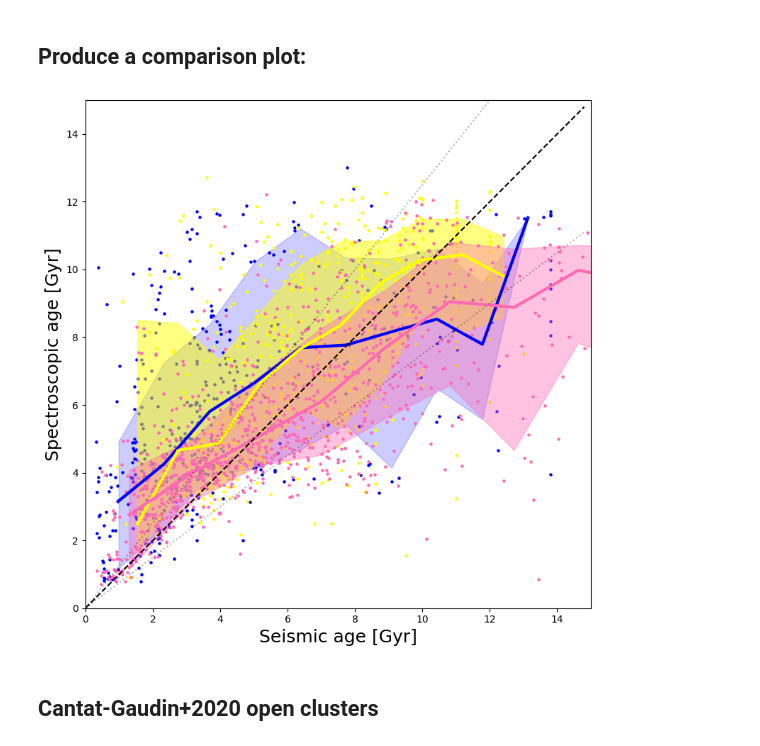
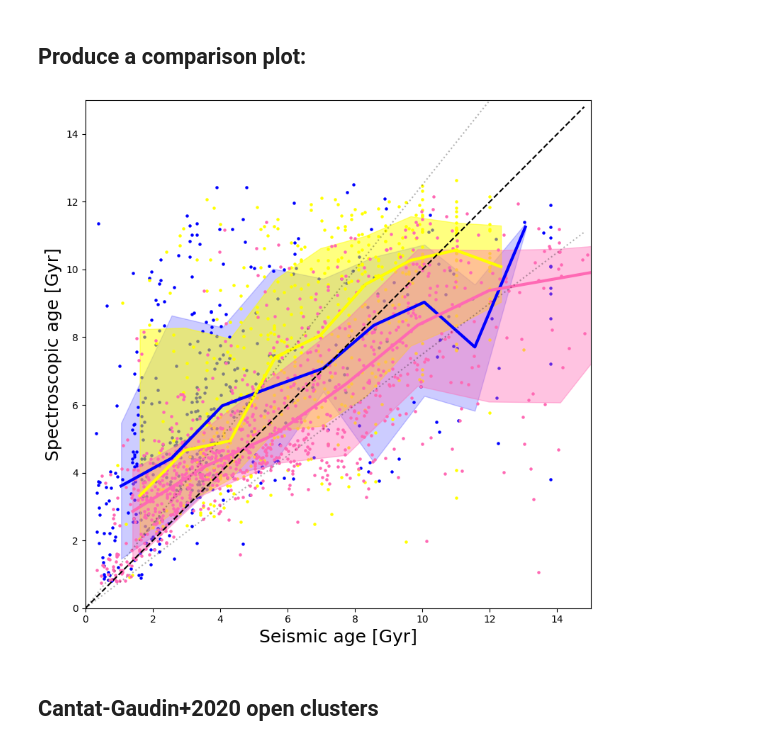
Before and after one commit to fjaellet/xgboost_chem_ages, a Jupyter notebook: py/test_age_catalogues.ipynb, the cells around one changed output. Cells and saved outputs as stored; diff of their text form; code cells hidden in the pictures.

```diff
--- a/py/test_age_catalogues.ipynb
+++ b/py/test_age_catalogues.ipynb
@@ -206,7 +243,6 @@ plt.savefig("../im/seismic_age_uncerts.png")
 ## Crossmatch each of those catalogues with our "chemical ages"
 # %%
 # Our coordinates
-our_cat = dr17_master[ chem_age & (dr17_master["RA"]>0.) ]
 
 our_coords  = SkyCoord(our_cat['RA'], our_cat['DEC'],
                        unit=(u.deg, u.deg), frame="icrs")
@@ -232,83 +268,51 @@ anders_coords = SkyCoord(anders2017['GLON'], anders2017['GLAT'],
 idx_a, sep_a, _ = anders_coords.match_to_catalog_sky(our_coords)
 # %% [markdown]
 ## Produce a comparison plot:
-# %%
-from scipy.interpolate import make_interp_spline
-
-def mdline(x,y,bins):
-    xmin = np.min(x)
-    xmax = np.max(x)
-    r = (xmax-xmin)/bins
-    liney50=np.zeros(bins)
-    liney84=np.zeros(bins)
-    liney16=np.zeros(bins)
-    linex=np.zeros(bins)
-    for i in range(0,bins):
-        if (len(y[(x>(xmin+r*i))&(x<(xmin+r*i+r))])> 0.0):
-            liney50[i] = np.percentile((y[(x>(xmin+r*i))&(x<(xmin+r*i+r))]),50)
-            liney84[i] = np.percentile((y[(x>(xmin+r*i))&(x<(xmin+r*i+r))]),84)
-            liney16[i] = np.percentile((y[(x>(xmin+r*i))&(x<(xmin+r*i+r))]),16)
-            linex[i]= xmin+r*i+ 0.5*r
-        else:
-            liney50[i] = np.nan
-            liney84[i] = np.nan
-            liney16[i] = np.nan
-            linex[i]= np.nan
-    linex,liney50,liney84,liney16 = linex[~np.isnan(linex)],liney50[~np.isnan(liney50)],liney84[~np.isnan(linex)],liney16[~np.isnan(linex)]
-    return linex,liney50,liney84,liney16
-
-def overplot_trend(X, Y, alpha=0.2, color="k", bins=10):
-    lines = mdline(X, Y, bins=bins)
-    xnew  = np.linspace(lines[0].min(), lines[0].max(), bins)
-    spl   = make_interp_spline(lines[0], lines[1], k=3)
-    power_smooth = spl(xnew)
-    plt.plot(lines[0], lines[1], ms=50, color=color, lw=3)
-    plt.fill_between(lines[0], lines[3], lines[2], alpha=alpha, color=color)
 # %%
 f, (a0) = plt.subplots(1, 1, figsize=(8,8))
 
 # Anders+2017 - Only plot the matches with sep < 1 arcsec!
 plt.scatter(anders2017['AgeM'][sep_a.arcsec<1],
-            our_cat["Chemical_Age_Dec2022"][idx_a][sep_a.arcsec<1],
+            our_cat["spec_age_feb2023"][idx_a][sep_a.arcsec<1],
             #xerr=[anders2017['AgeM'][sep_a.arcsec<1]-anders2017['AgeM68L'][sep_a.arcsec<1],
             #      anders2017['AgeM68U'][sep_a.arcsec<1]-anders2017['AgeM'][sep_a.arcsec<1]],
             #yerr=0.25*our_cat["Chemical_Age_Dec2022"][idx_a][sep_a.arcsec<1],
             c="b", label="CoRoT+APOGEE (Anders+2017)", s=5)
 # Overplot the trends (as in Queiroz+2023)
 overplot_trend(anders2017['AgeM'][sep_a.arcsec<1],
-               our_cat["Chemical_Age_Dec2022"][idx_a][sep_a.arcsec<1],
+               our_cat["spec_age_feb2023"][idx_a][sep_a.arcsec<1],
                alpha=0.2, color="b", bins=10)
 
 # Zinn+2020 - Only plot the matches with sep < 1 arcsec!
 plt.scatter(zinn2020['age'][sep_z.arcsec<1],
-            our_cat["Chemical_Age_Dec2022"][idx_z][sep_z.arcsec<1],
+            our_cat["spec_age_feb2023"][idx_z][sep_z.arcsec<1],
             c="yellow", label="K2+GALAH (Zinn+2020)", s=5)
 # Overplot the trends (as in Queiroz+2023)
 overplot_trend(zinn2020['age'][sep_z.arcsec<1],
-               our_cat["Chemical_Age_Dec2022"][idx_z][sep_z.arcsec<1],
+               our_cat["spec_age_feb2023"][idx_z][sep_z.arcsec<1],
                bins=10, alpha=0.5, color='yellow')
 
 # Mackereth+2021 - Only plot the matches with sep < 1 arcsec!
 plt.scatter(mackereth2021['age_PARAM_BHM'][sep_m.arcsec<1],
-            our_cat["Chemical_Age_Dec2022"][idx_m][sep_m.arcsec<1],
+            our_cat["spec_age_feb2023"][idx_m][sep_m.arcsec<1],
             c="hotpink", label="TESS CVZ (Mackereth+2021)", s=5)
 # Overplot the trends (as in Queiroz+2023)
 overplot_trend(mackereth2021['age_PARAM_BHM'][sep_m.arcsec<1],
-               our_cat["Chemical_Age_Dec2022"][idx_m][sep_m.arcsec<1],
+               our_cat["spec_age_feb2023"][idx_m][sep_m.arcsec<1],
                bins=10, alpha=0.4, color='hotpink')
 
 plt.plot(np.arange(0,15,0.2),np.arange(0,15,0.2),'k--')
 plt.plot(np.arange(0,15,0.2),0.75*np.arange(0,15,0.2),c='k', ls="dotted", alpha=0.3)
 plt.plot(np.arange(0,15,0.2),1.25*np.arange(0,15,0.2),c='k', ls="dotted", alpha=0.3)
 
 #plt.legend(loc="upper left", fontsize=15)
 plt.axis([0,15,0,15])
 plt.xlabel('Seismic age [Gyr]', fontsize=18)
 plt.ylabel(r"Spectroscopic age [Gyr]", fontsize=18)
 plt.tight_layout()
 plt.savefig("../im/seismic_age_comp.png")
 # %% [output]
-[figure, old version]
+[figure, new version]
 # %% [markdown]
 ## Cantat-Gaudin+2020 open clusters
 # %%
```
Also changed, not shown: parts of 17 cells of this notebook, 21 other files.
